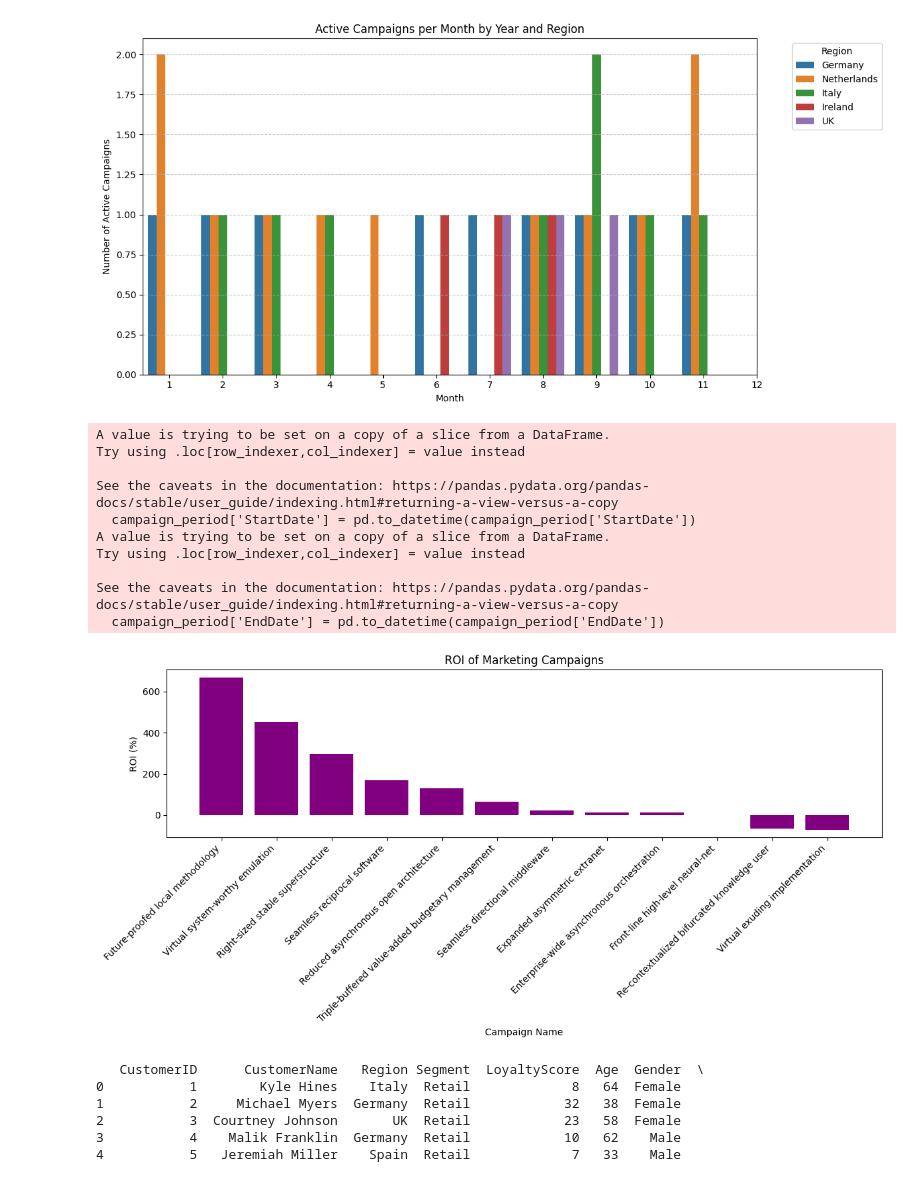
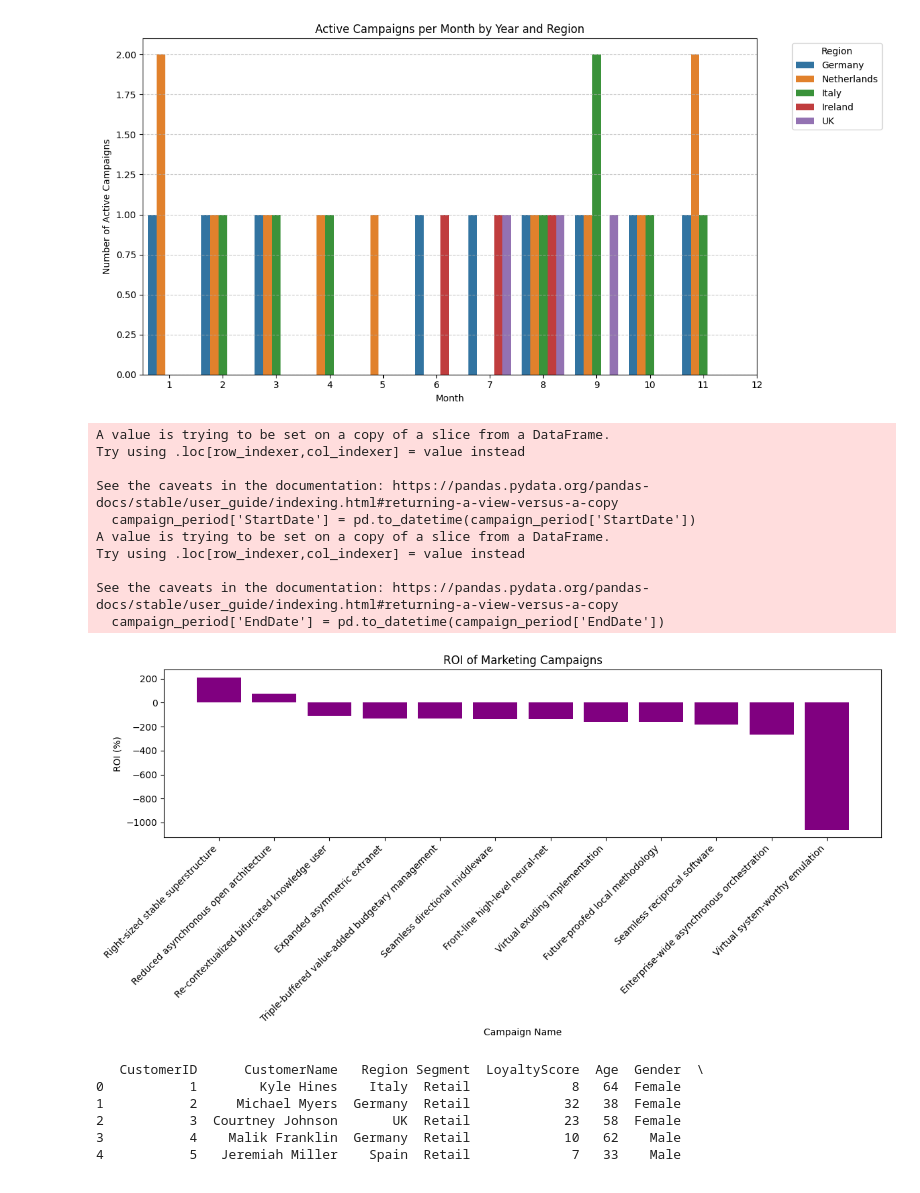
Before and after one commit to Katharina-github/SalesDataAnalysis, a Jupyter notebook: generate_synthetic_sales_dataset.ipynb, the cells around one changed output. Cells and saved outputs as stored; diff of their text form; code cells hidden in the pictures.

```diff
--- a/generate_synthetic_sales_dataset.ipynb
+++ b/generate_synthetic_sales_dataset.ipynb
@@ -487,12 +487,12 @@ Saving campaigns(2).csv to campaigns(2).csv
 # %%
-products_df = pd.read_csv('products(2).csv')
-customers_df = pd.read_csv('customers(2).csv')
-sales_df = pd.read_csv('sales(2).csv')
-returns_df = pd.read_csv('returns(2).csv')
-campaigns_df = pd.read_csv('campaigns(2).csv')
-inventory_df = pd.read_csv('inventory(2).csv')
-not_realized_purchases_df = pd.read_csv('not_realized_purchases(2).csv')
-inventory_snapshots_df = pd.read_csv('inventory_snapshots(1).csv')
+products_df = pd.read_csv('products(3).csv')
+customers_df = pd.read_csv('customers(3).csv')
+sales_df = pd.read_csv('sales(3).csv')
+returns_df = pd.read_csv('returns(3).csv')
+campaigns_df = pd.read_csv('campaigns(3).csv')
+inventory_df = pd.read_csv('inventory(3).csv')
+not_realized_purchases_df = pd.read_csv('not_realized_purchases(3).csv')
+inventory_snapshots_df = pd.read_csv('inventory_snapshots(2).csv')
 # %%
 # View all columns in each dataframe
 print("Products DataFrame Columns:", products_df.columns.tolist())
@@ -770,11 +770,11 @@ campaign_sales = (
     .reset_index()
 )
 
-campaign_days = (campaign['EndDate'] - campaign['StartDate']).days + 1
+campaign_days = (campaign_period['EndDate'] - campaign_period['StartDate']).dt.days + 1
 baseline_sales = (
     sales_df.merge(campaign_period, left_on="Region", right_on="Region", how="inner")
     # Calculate the date (lenght of the campaign) days before the StartDate using a lambda function before the query
-    .assign(BaselineStartDate=lambda x: x['StartDate'] - timedelta(days=campaign_days))
+    .assign(BaselineStartDate=lambda x: x['StartDate'] - pd.to_timedelta(x['EndDate'] - x['StartDate']))
     .query("SalesDate >= BaselineStartDate and SalesDate < StartDate")  # Filter using the new column
     .groupby(["CampaignID", "Region"])
     .agg(BaselineRevenue=("SalesAmount", "sum"), BaselineSalesCount=("SaleID", "nunique"))
@@ -800,34 +800,34 @@ campaign_metrics = (
     .assign(
         IncrementalRevenue=lambda x: x["CampaignRevenue"].fillna(0) - x["BaselineRevenue"].fillna(0),
         ROI_Percent=lambda x: ((x["IncrementalRevenue"] - x["Budget"]) / x["Budget"].replace(0, 1)) * 100,  # Handle division by zero
         CAC=lambda x: x["Budget"] / x["NewCustomers"].replace(0, 1)  # Handle division by zero
     )
 )
 
 # Step 6: Sort by ROI
 campaign_metrics = campaign_metrics.sort_values(by="ROI_Percent", ascending=False)
 
 # Step 7: Visualize ROI
 plt.figure(figsize=(12, 6))
 plt.bar(campaign_metrics["CampaignName"], campaign_metrics["ROI_Percent"], color="purple")
 plt.xlabel("Campaign Name")
 plt.ylabel("ROI (%)")
 plt.title("ROI of Marketing Campaigns")
 plt.xticks(rotation=45, ha="right")
 plt.tight_layout()
 plt.show()
 # %% [output]
 A value is trying to be set on a copy of a slice from a DataFrame.
 Try using .loc[row_indexer,col_indexer] = value instead
 
 See the caveats in the documentation: https://pandas.pydata.org/pandas-docs/stable/user_guide/indexing.html#returning-a-view-versus-a-copy
   campaign_period['StartDate'] = pd.to_datetime(campaign_period['StartDate'])
 A value is trying to be set on a copy of a slice from a DataFrame.
 Try using .loc[row_indexer,col_indexer] = value instead
 
 See the caveats in the documentation: https://pandas.pydata.org/pandas-docs/stable/user_guide/indexing.html#returning-a-view-versus-a-copy
   campaign_period['EndDate'] = pd.to_datetime(campaign_period['EndDate'])
-[figure, old version]
+[figure, new version]
 # %%
 print(customers_df.head())
 print(customers_df.info())
```
Also changed, not shown: parts of 1 cell of this notebook.
